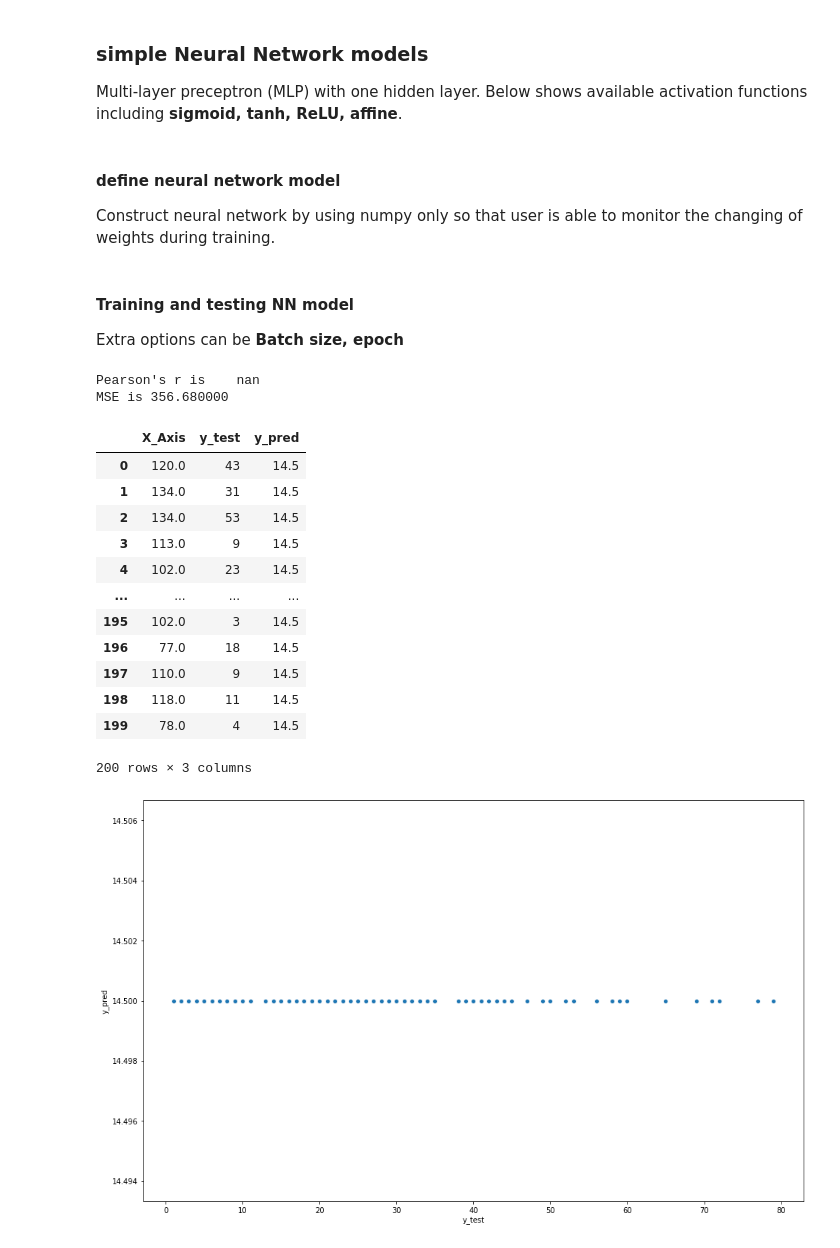
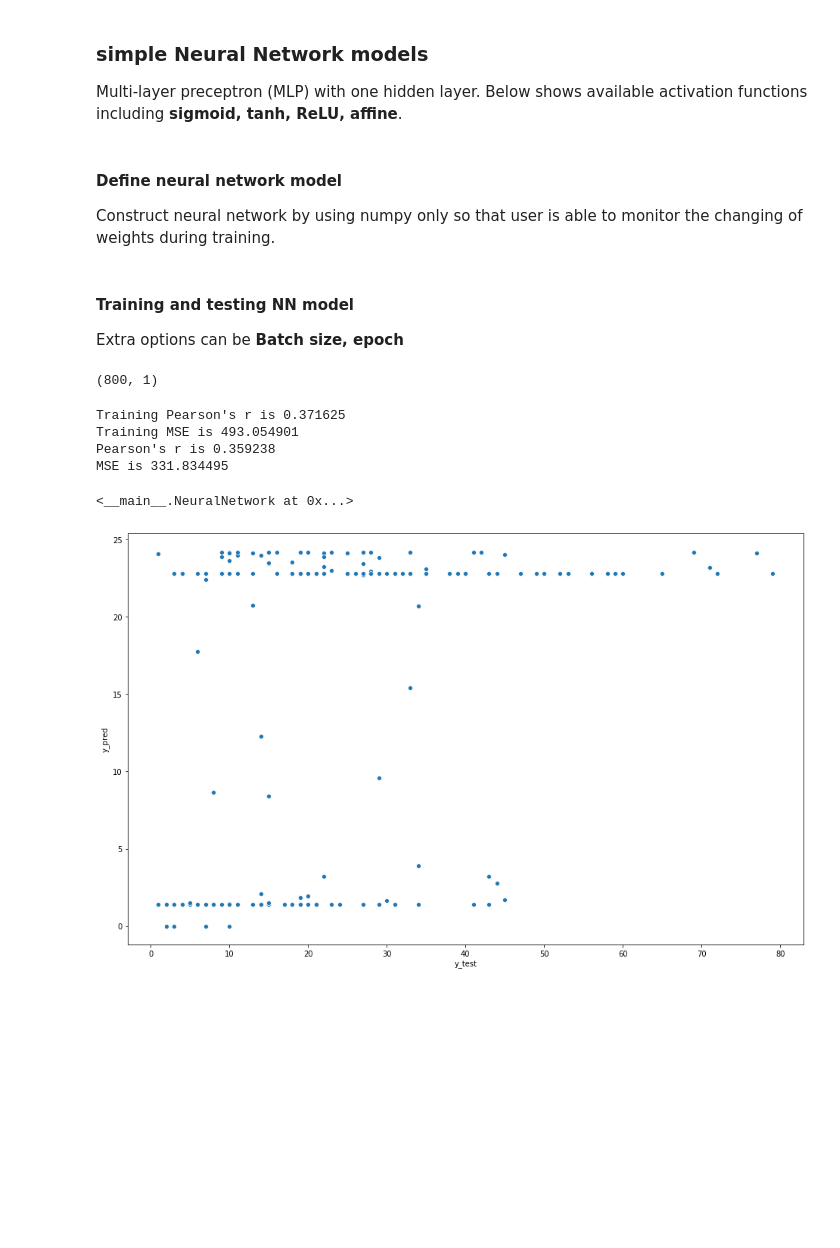
Before and after one commit to leonardzh/zheng_MnM4SDS_project, a Jupyter notebook: MainPlayground.ipynb, the cells around one changed output. Saved outputs shown, nothing was run; the diff lists cells and outputs as text; code cells hidden in the pictures; blank space fills up the shorter version.

```diff
--- a/MainPlayground.ipynb
+++ b/MainPlayground.ipynb
@@ -105,0 +108,4 @@ def loadDatasetTaxiSnippet():
+# %%
+X,Y = loadDatasetTaxiSnippet()
+#Oi
+sns.distplot(X[:,0])
@@ -108,8 +137,8 @@ def loadDatasetTaxiSnippetScale():
     X = np.load('data/simple_taxi_X.npy')
     Y = np.load('data/simple_taxi_Y.npy')
     X[:,2] = X[:,2]/100
-#     X = X / 100
-#     Y = Y / 100
+    X = X / 100
+    Y = Y / 100
     return (X,Y)
 # %% [markdown]
 ### Load dataset of your choice
@@ -314,7 +317,7 @@ def affine(X,slope=1,intercept=0):
 def affine_grad(X,slope=1,intercept=0):
     return slope * np.ones_like(X)
 # %% [markdown]
-#### define neural network model
+#### Define neural network model
 
 Construct neural network by using numpy only so that user is able to monitor the changing of weights during training.
 # %%
@@ -380,13 +383,16 @@ class NeuralNetwork:
 Extra options can be **Batch size, epoch**
 # %%
 def NNregression(X_train, X_test, y_train, y_test,
+                 hidden_layer = 4,
                  batch_size = 4,
                  epoch = 500,
                  lr=0.008
                 ):
 
     #initialize network with fixed output dim of 1
-    neural_network = NeuralNetwork(X_train.shape[1],1,lr=lr)
+    X_train = np.log(X_train)
+    X_test = np.log(X_test)
+    neural_network = NeuralNetwork(X_train.shape[1],1,hidden_dim = hidden_layer,lr=lr)
 
     for index in range(0,X_train.shape[0],batch_size):
 
@@ -396,6 +402,14 @@ def NNregression(X_train, X_test, y_train, y_test,
 
         #train model with batch
         neural_network.train(batch_X,batch_Y,epoch)
+    y_pred_train = neural_network.feedforward(X_train)[:,0]
+    pear_train = scipy.stats.pearsonr(y_train[:,0], y_pred_train)
+
+    print('Training Pearson\'s r is {:6f}'.format(pear_train[0]))
+
+    mse_train = np.mean((y_train[:,0] - y_pred_train)**2)
+    print('Training MSE is {:6f}'.format(mse_train))
+
     y_pred = neural_network.feedforward(X_test)[:,0]
     pear = scipy.stats.pearsonr(y_test[:,0], y_pred)
 
@@ -410,26 +424,20 @@ def NNregression(X_train, X_test, y_train, y_test,
     df_m = df.melt('X_Axis', var_name='cols',  value_name='vals')
     plt.figure(figsize=(16, 10))
     sns.scatterplot(x="y_test", y="y_pred", data=df)
-    return df
+    return neural_network
+# %%
+y_train.shape
+# %% [output]
+(800, 1)
 # %%
-NNregression(X_train, X_test, y_train, y_test,batch_size = 4,epoch=500,lr=0.008)
+NNregression(X_train, X_test, y_train, y_test,hidden_layer = 4, batch_size = 4,epoch=500,lr=0.008)
 # %% [output]
-Pearson's r is    nan
-MSE is 356.680000
+Training Pearson's r is 0.371625
+Training MSE is 493.054901
+Pearson's r is 0.359238
+MSE is 331.834495
-|  | X_Axis | y_test | y_pred |
-| 0 | 120.0 | 43 | 14.5 |
-| 1 | 134.0 | 31 | 14.5 |
-| 2 | 134.0 | 53 | 14.5 |
-| 3 | 113.0 | 9 | 14.5 |
-| 4 | 102.0 | 23 | 14.5 |
-| ... | ... | ... | ... |
-| 195 | 102.0 | 3 | 14.5 |
-| 196 | 77.0 | 18 | 14.5 |
-| 197 | 110.0 | 9 | 14.5 |
-| 198 | 118.0 | 11 | 14.5 |
-| 199 | 78.0 | 4 | 14.5 |
-200 rows × 3 columns
+<__main__.NeuralNetwork at 0x...>
-[figure, old version]
+[figure, new version]
 # %% [markdown]
 
 <h5 align="center">Table: Multi-Data scale results for simple NNSI (lr = 0.008, epoch = 500)</h5>
```
Also changed, not shown: parts of 38 cells of this notebook, 1 other file.
